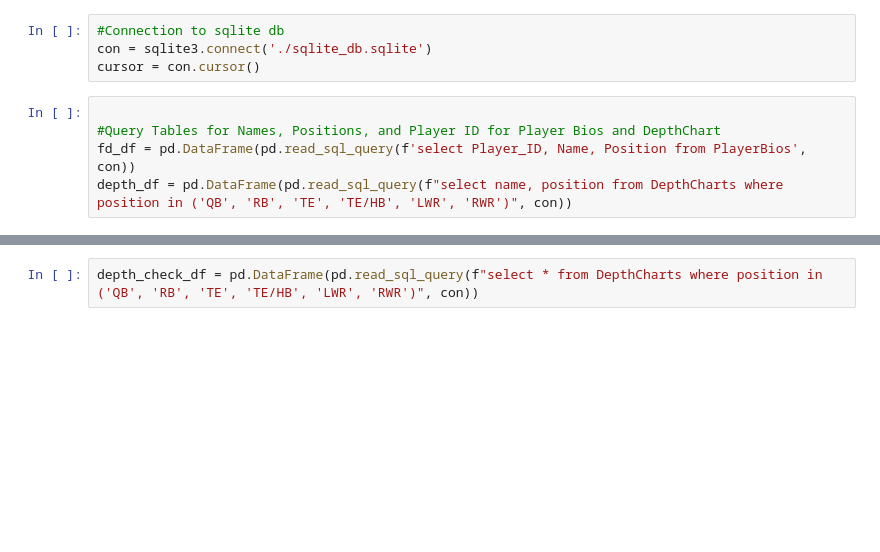
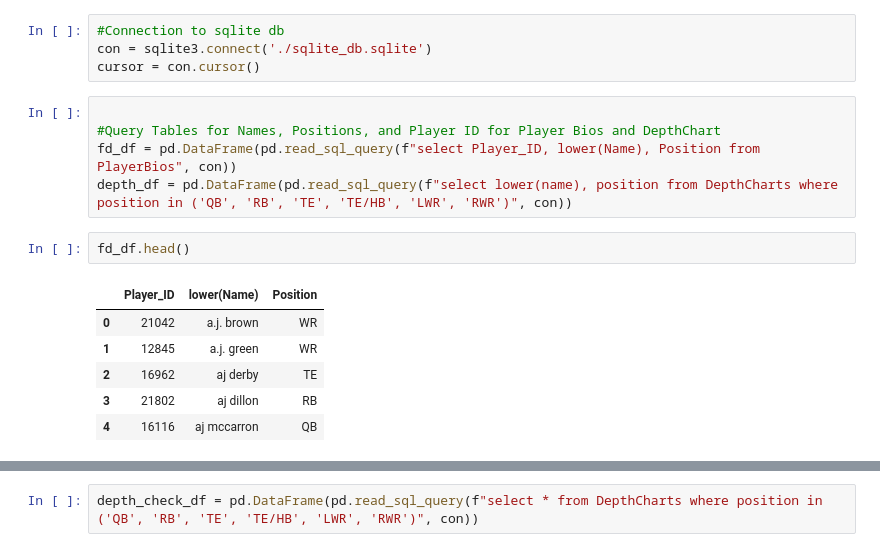
Before and after one commit to rickystuart1/Fantasy-Football-Predictions, a Jupyter notebook: database/PlayerID_mapping.ipynb, the cells around one changed output, grey strips where cells are left out. Drawn from its saved outputs; the diff is of its cells as text; blank space fills up the shorter version.

```diff
--- a/database/PlayerID_mapping.ipynb
+++ b/database/PlayerID_mapping.ipynb
@@ -8,5 +8,14 @@ cursor = con.cursor()
 # %%
 
 #Query Tables for Names, Positions, and Player ID for Player Bios and DepthChart
-fd_df = pd.DataFrame(pd.read_sql_query(f'select Player_ID, Name, Position from PlayerBios', con))
-depth_df = pd.DataFrame(pd.read_sql_query(f"select name, position from DepthCharts where position in ('QB', 'RB', 'TE', 'TE/HB', 'LWR', 'RWR')", con))
+fd_df = pd.DataFrame(pd.read_sql_query(f"select Player_ID, lower(Name), Position from PlayerBios", con))
+depth_df = pd.DataFrame(pd.read_sql_query(f"select lower(name), position from DepthCharts where position in ('QB', 'RB', 'TE', 'TE/HB', 'LWR', 'RWR')", con))
+# %%
+fd_df.head()
+# %% [output]
+|  | Player_ID | lower(Name) | Position |
+| 0 | 21042 | a.j. brown | WR |
+| 1 | 12845 | a.j. green | WR |
+| 2 | 16962 | aj derby | TE |
+| 3 | 21802 | aj dillon | RB |
+| 4 | 16116 | aj mccarron | QB |
```
Also changed, not shown: parts of 6 cells of this notebook, 3 other files.
